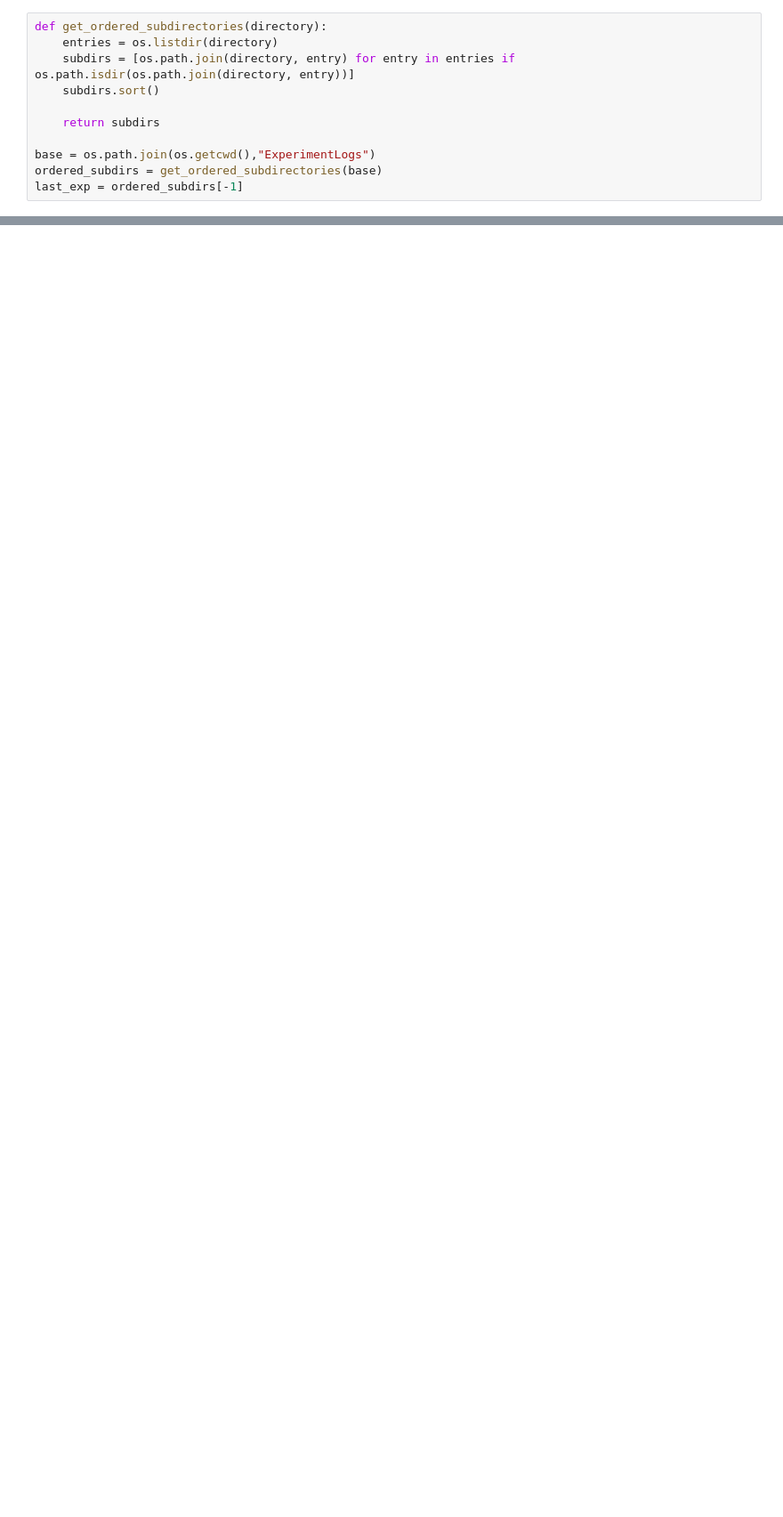
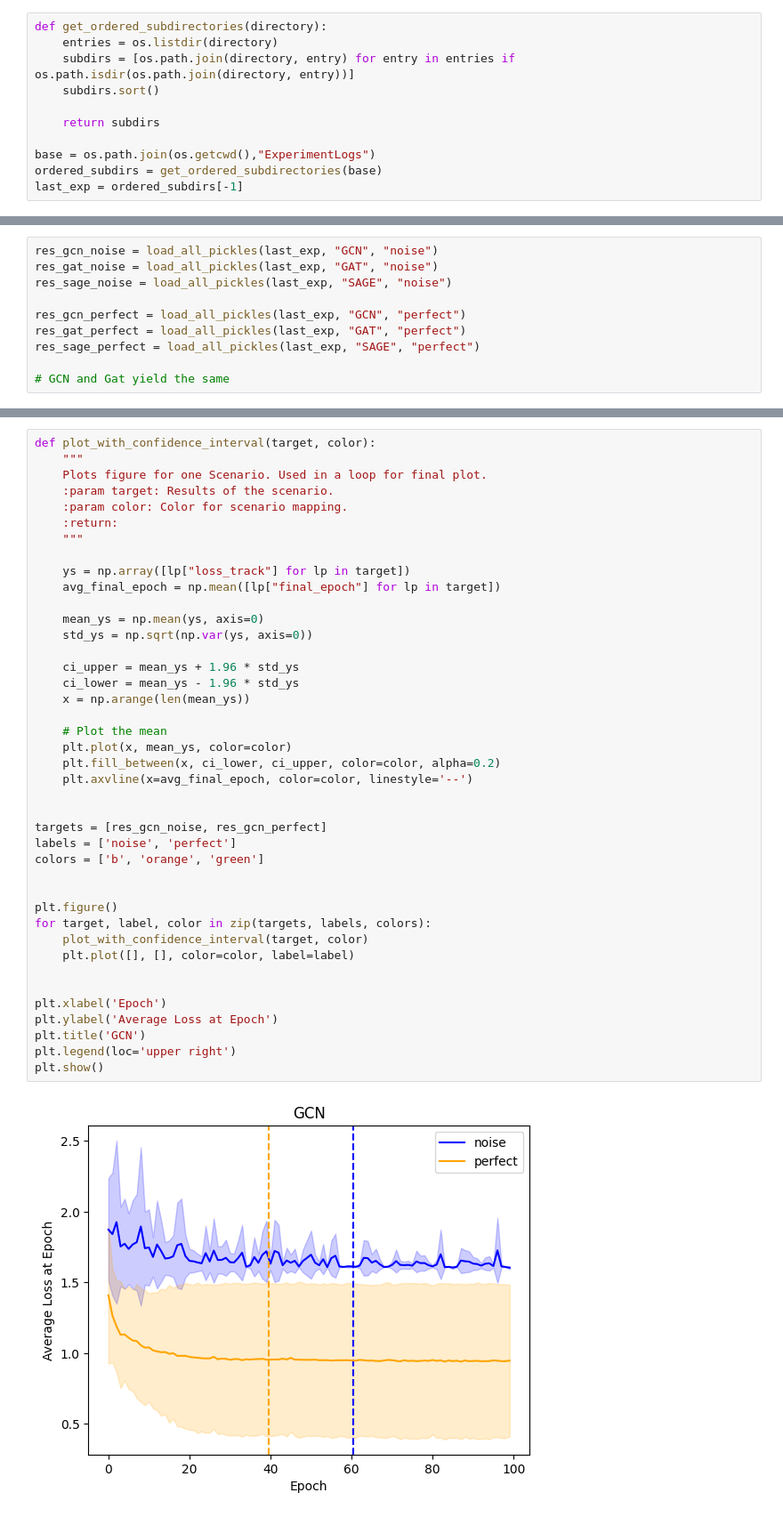
Before and after one commit to FisnikZogaj/MA, a Jupyter notebook: eval.ipynb, the cells around one changed output, grey strips where cells are left out. Shown at 89% size. Saved outputs shown, nothing was run; the diff lists cells and outputs as text; blank space fills up the shorter version.

Commit message:
1st nice result.

```diff
--- a/eval.ipynb
+++ b/eval.ipynb
@@ -62,0 +42,10 @@ array([2.02998042, 1.41852438, 1.39204419, 1.31531703, 1.20612299,
+# %%
+res_gcn_noise = load_all_pickles(last_exp, "GCN", "noise")
+res_gat_noise = load_all_pickles(last_exp, "GAT", "noise")
+res_sage_noise = load_all_pickles(last_exp, "SAGE", "noise")
+
+res_gcn_perfect = load_all_pickles(last_exp, "GCN", "perfect")
+res_gat_perfect = load_all_pickles(last_exp, "GAT", "perfect")
+res_sage_perfect = load_all_pickles(last_exp, "SAGE", "perfect")
+
+# GCN and Gat yield the same
@@ -62,0 +54,43 @@ array([2.02998042, 1.41852438, 1.39204419, 1.31531703, 1.20612299,
+# %%
+def plot_with_confidence_interval(target, color):
+    """
+    Plots figure for one Scenario. Used in a loop for final plot.
+    :param target: Results of the scenario.
+    :param color: Color for scenario mapping.
+    :return:
+    """
+
+    ys = np.array([lp["loss_track"] for lp in target])
+    avg_final_epoch = np.mean([lp["final_epoch"] for lp in target])
+
+    mean_ys = np.mean(ys, axis=0)
+    std_ys = np.sqrt(np.var(ys, axis=0))
+
+    ci_upper = mean_ys + 1.96 * std_ys
+    ci_lower = mean_ys - 1.96 * std_ys
+    x = np.arange(len(mean_ys))
+
+    # Plot the mean
+    plt.plot(x, mean_ys, color=color)
+    plt.fill_between(x, ci_lower, ci_upper, color=color, alpha=0.2)
+    plt.axvline(x=avg_final_epoch, color=color, linestyle='--')
+
+
+targets = [res_gcn_noise, res_gcn_perfect]
+labels = ['noise', 'perfect']
+colors = ['b', 'orange', 'green']
+
+
+plt.figure()
+for target, label, color in zip(targets, labels, colors):
+    plot_with_confidence_interval(target, color)
+    plt.plot([], [], color=color, label=label)
+
+
+plt.xlabel('Epoch')
+plt.ylabel('Average Loss at Epoch')
+plt.title('GCN')
+plt.legend(loc='upper right')
+plt.show()
+# %% [output]
+[figure, added]
```
Also changed, not shown: parts of 6 cells of this notebook, 6 other files.
